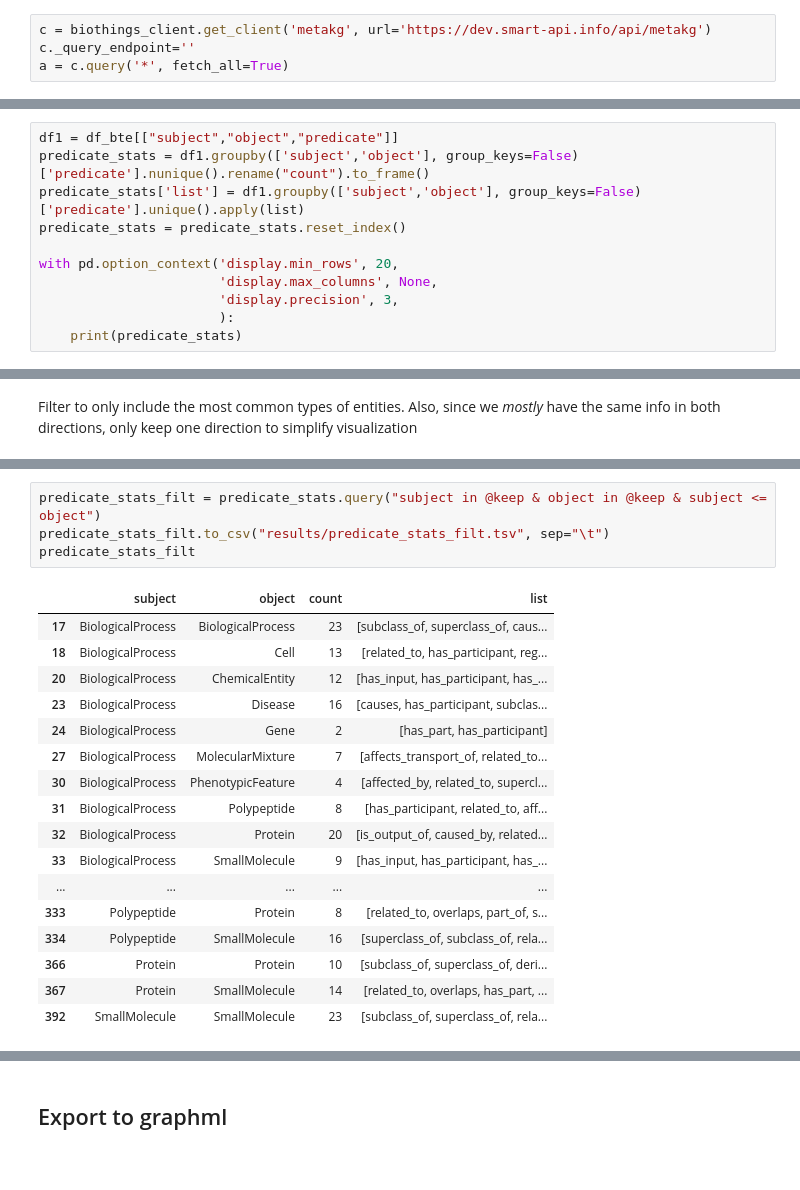
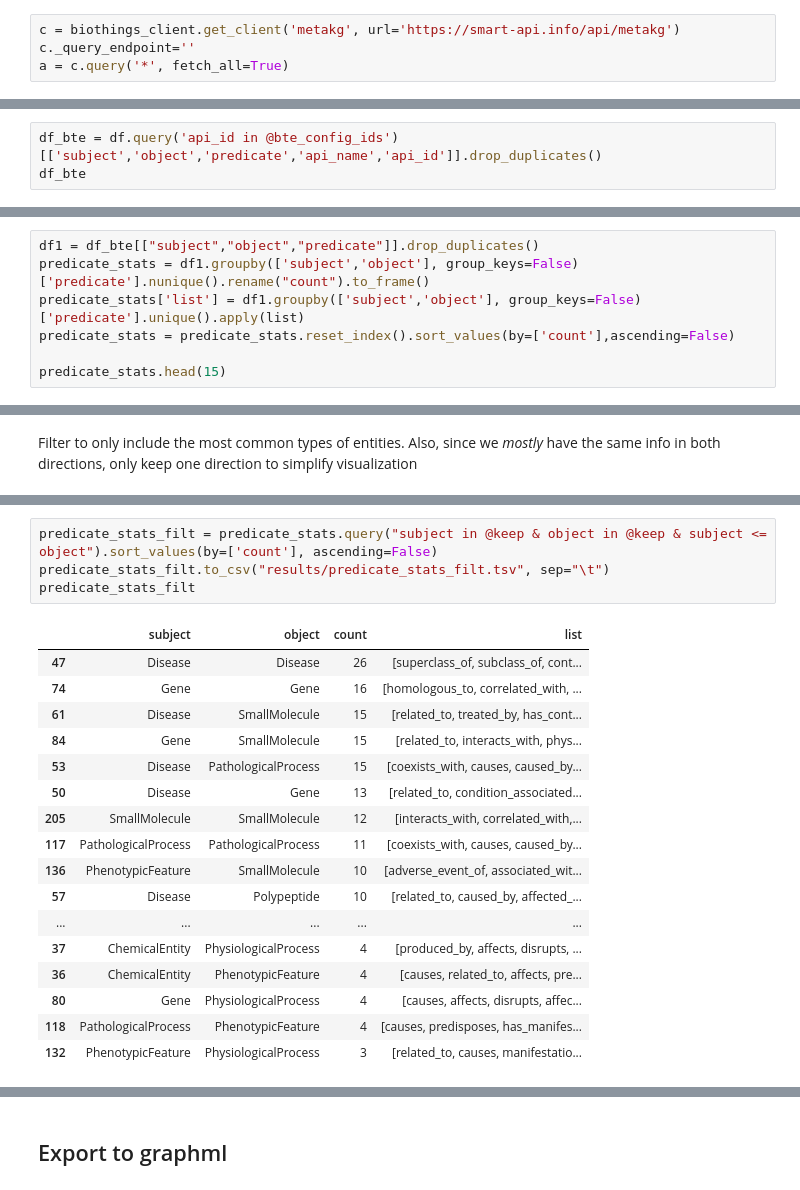
Before and after one commit to andrewsu/BTE_metakg_viz, a Jupyter notebook: bte_metakg_viz.ipynb, the cells around one changed output, grey strips where cells are left out. Saved outputs shown, nothing was run; the diff lists cells and outputs as text.

Commit message:
updated to latest data, adjusted filtering and duplication removal procedures

```diff
--- a/bte_metakg_viz.ipynb
+++ b/bte_metakg_viz.ipynb
@@ -41,7 +44,7 @@ df
 
 This method takes longer, but it retrieves the most up-to-date data
 # %%
-c = biothings_client.get_client('metakg', url='https://dev.smart-api.info/api/metakg')
+c = biothings_client.get_client('metakg', url='https://smart-api.info/api/metakg')
 c._query_endpoint=''
 a = c.query('*', fetch_all=True)
 # %%
@@ -159,0 +162,3 @@ df_bte
+# %%
+df_bte = df.query('api_id in @bte_config_ids')[['subject','object','predicate','api_name','api_id']].drop_duplicates()
+df_bte
@@ -217,14 +247,10 @@ api_stats.to_csv("results/api_stats.tsv", sep="\t", index=False)
 # %% [markdown]
 ### by subject, object; count # of predicates
 # %%
-df1 = df_bte[["subject","object","predicate"]]
+df1 = df_bte[["subject","object","predicate"]].drop_duplicates()
 predicate_stats = df1.groupby(['subject','object'], group_keys=False)['predicate'].nunique().rename("count").to_frame()
 predicate_stats['list'] = df1.groupby(['subject','object'], group_keys=False)['predicate'].unique().apply(list)
-predicate_stats = predicate_stats.reset_index()
+predicate_stats = predicate_stats.reset_index().sort_values(by=['count'],ascending=False)
 
-with pd.option_context('display.min_rows', 20,
-                       'display.max_columns', None,
-                       'display.precision', 3,
-                       ):
-    print(predicate_stats)
+predicate_stats.head(15)
 # %% [output]
@@ -289,24 +312,24 @@ keep
  'SmallMolecule'}
 # %%
-predicate_stats_filt = predicate_stats.query("subject in @keep & object in @keep & subject <= object")
+predicate_stats_filt = predicate_stats.query("subject in @keep & object in @keep & subject <= object").sort_values(by=['count'], ascending=False)
 predicate_stats_filt.to_csv("results/predicate_stats_filt.tsv", sep="\t")
 predicate_stats_filt
 # %% [output]
 |  | subject | object | count | list |
-| 17 | BiologicalProcess | BiologicalProcess | 23 | [subclass_of, superclass_of, caus... |
-| 18 | BiologicalProcess | Cell | 13 | [related_to, has_participant, reg... |
-| 20 | BiologicalProcess | ChemicalEntity | 12 | [has_input, has_participant, has_... |
-| 23 | BiologicalProcess | Disease | 16 | [causes, has_participant, subclas... |
-| 24 | BiologicalProcess | Gene | 2 | [has_part, has_participant] |
-| 27 | BiologicalProcess | MolecularMixture | 7 | [affects_transport_of, related_to... |
-| 30 | BiologicalProcess | PhenotypicFeature | 4 | [affected_by, related_to, supercl... |
-| 31 | BiologicalProcess | Polypeptide | 8 | [has_participant, related_to, aff... |
-| 32 | BiologicalProcess | Protein | 20 | [is_output_of, caused_by, related... |
-| 33 | BiologicalProcess | SmallMolecule | 9 | [has_input, has_participant, has_... |
+| 47 | Disease | Disease | 26 | [superclass_of, subclass_of, cont... |
+| 74 | Gene | Gene | 16 | [homologous_to, correlated_with, ... |
+| 61 | Disease | SmallMolecule | 15 | [related_to, treated_by, has_cont... |
+| 84 | Gene | SmallMolecule | 15 | [related_to, interacts_with, phys... |
+| 53 | Disease | PathologicalProcess | 15 | [coexists_with, causes, caused_by... |
+| 50 | Disease | Gene | 13 | [related_to, condition_associated... |
+| 205 | SmallMolecule | SmallMolecule | 12 | [interacts_with, correlated_with,... |
+| 117 | PathologicalProcess | PathologicalProcess | 11 | [coexists_with, causes, caused_by... |
+| 136 | PhenotypicFeature | SmallMolecule | 10 | [adverse_event_of, associated_wit... |
+| 57 | Disease | Polypeptide | 10 | [related_to, caused_by, affected_... |
 | ... | ... | ... | ... | ... |
-| 333 | Polypeptide | Protein | 8 | [related_to, overlaps, part_of, s... |
-| 334 | Polypeptide | SmallMolecule | 16 | [superclass_of, subclass_of, rela... |
-| 366 | Protein | Protein | 10 | [subclass_of, superclass_of, deri... |
-| 367 | Protein | SmallMolecule | 14 | [related_to, overlaps, has_part, ... |
-| 392 | SmallMolecule | SmallMolecule | 23 | [subclass_of, superclass_of, rela... |
+| 37 | ChemicalEntity | PhysiologicalProcess | 4 | [produced_by, affects, disrupts, ... |
+| 36 | ChemicalEntity | PhenotypicFeature | 4 | [causes, related_to, affects, pre... |
+| 80 | Gene | PhysiologicalProcess | 4 | [causes, affects, disrupts, affec... |
+| 118 | PathologicalProcess | PhenotypicFeature | 4 | [causes, predisposes, has_manifes... |
+| 132 | PhenotypicFeature | PhysiologicalProcess | 3 | [related_to, causes, manifestatio... |
 # %%
```
Also changed, not shown: parts of 23 cells of this notebook, 10 other files.
